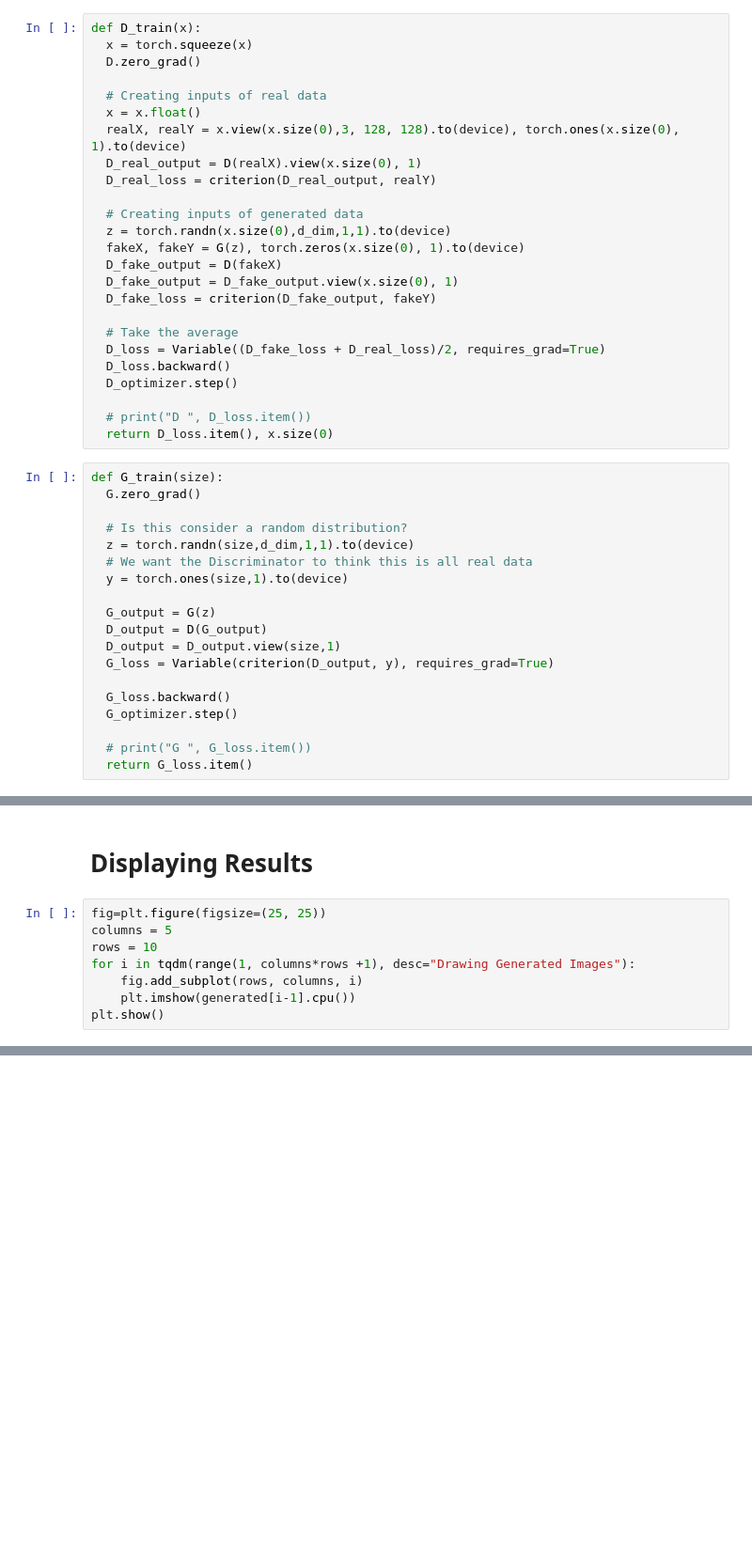
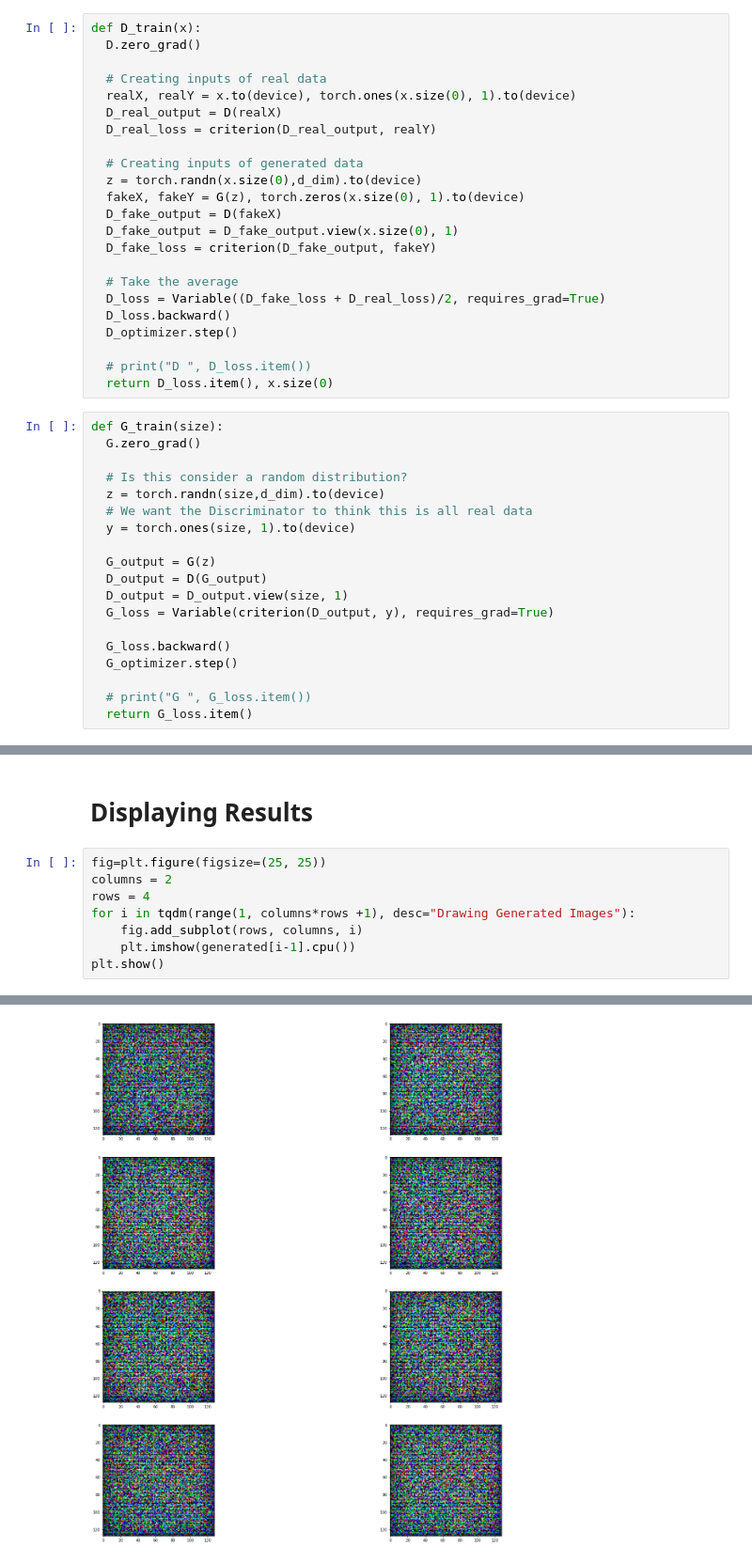
Before and after one commit to alexlin51/GANs-Album-Covers, a Jupyter notebook: Album_Cover_Fun.ipynb, the cells around one changed output, grey strips where cells are left out. Shown at 94% size. Cells and saved outputs as stored; diff of their text form; blank space fills up the shorter version.

```diff
--- a/Album_Cover_Fun.ipynb
+++ b/Album_Cover_Fun.ipynb
@@ -228,17 +324,15 @@ D_optimizer = optim.Adam(D.parameters(), lr = lr)
 # Training Our GANs
 # %%
 def D_train(x):
-  x = torch.squeeze(x)
   D.zero_grad()
 
   # Creating inputs of real data
-  x = x.float()
-  realX, realY = x.view(x.size(0),3, 128, 128).to(device), torch.ones(x.size(0), 1).to(device)
-  D_real_output = D(realX).view(x.size(0), 1)
+  realX, realY = x.to(device), torch.ones(x.size(0), 1).to(device)
+  D_real_output = D(realX)
   D_real_loss = criterion(D_real_output, realY)
 
   # Creating inputs of generated data
-  z = torch.randn(x.size(0),d_dim,1,1).to(device)
+  z = torch.randn(x.size(0),d_dim).to(device)
   fakeX, fakeY = G(z), torch.zeros(x.size(0), 1).to(device)
   D_fake_output = D(fakeX)
   D_fake_output = D_fake_output.view(x.size(0), 1)
@@ -256,13 +350,13 @@ def G_train(size):
   G.zero_grad()
 
   # Is this consider a random distribution?
-  z = torch.randn(size,d_dim,1,1).to(device)
+  z = torch.randn(size,d_dim).to(device)
   # We want the Discriminator to think this is all real data
-  y = torch.ones(size,1).to(device)
+  y = torch.ones(size, 1).to(device)
 
   G_output = G(z)
   D_output = D(G_output)
-  D_output = D_output.view(size,1)
+  D_output = D_output.view(size, 1)
   G_loss = Variable(criterion(D_output, y), requires_grad=True)
 
   G_loss.backward()
@@ -334,9 +432,10 @@ Epoch: 50 | D_loss: 3.258188486099243 | G_loss: 0.0016132823657244444
 # Displaying Results
 # %%
 fig=plt.figure(figsize=(25, 25))
-columns = 5
-rows = 10
+columns = 2
+rows = 4
 for i in tqdm(range(1, columns*rows +1), desc="Drawing Generated Images"):
     fig.add_subplot(rows, columns, i)
     plt.imshow(generated[i-1].cpu())
 plt.show()
+# %% [output]
@@ -343,3 +450,4 @@ plt.show()
+[figure, added]
 # %%
 plt.imshow(view_G())
 # %% [output]
```
Also changed, not shown: parts of 22 cells of this notebook.
